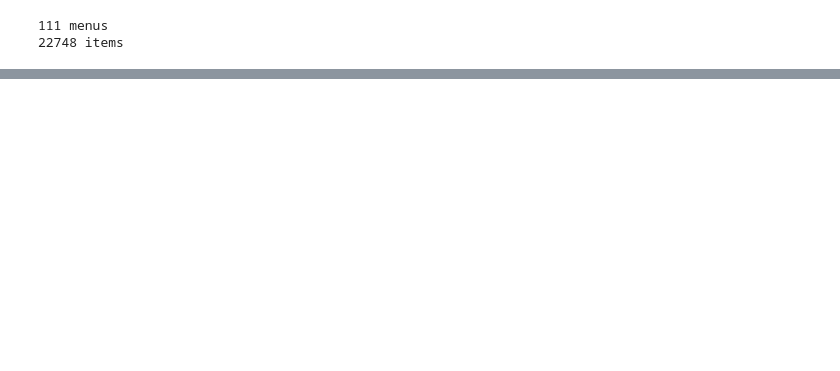
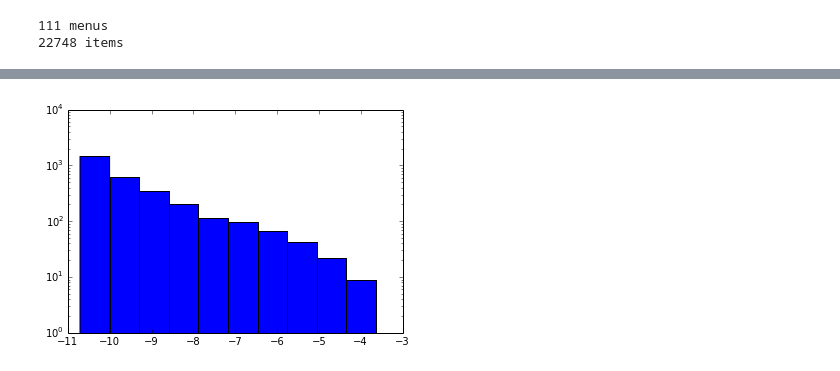
Before and after one commit to scotchka/noodle-in-a-haystack, a Jupyter notebook: analysis.ipynb, the cells around one changed output, grey strips where cells are left out. Saved outputs shown, nothing was run; the diff lists cells and outputs as text; code cells hidden in the pictures; blank space fills up the shorter version.

```diff
--- a/analysis.ipynb
+++ b/analysis.ipynb
@@ -203,0 +141,4 @@ cpt.shape
+# %%
+a,b,c=plt.hist(clf.feature_log_prob_[0],bins=10,log=True)
+# %% [output]
+[figure, added]
```
Also changed, not shown: parts of 37 cells of this notebook, 4 other files.
